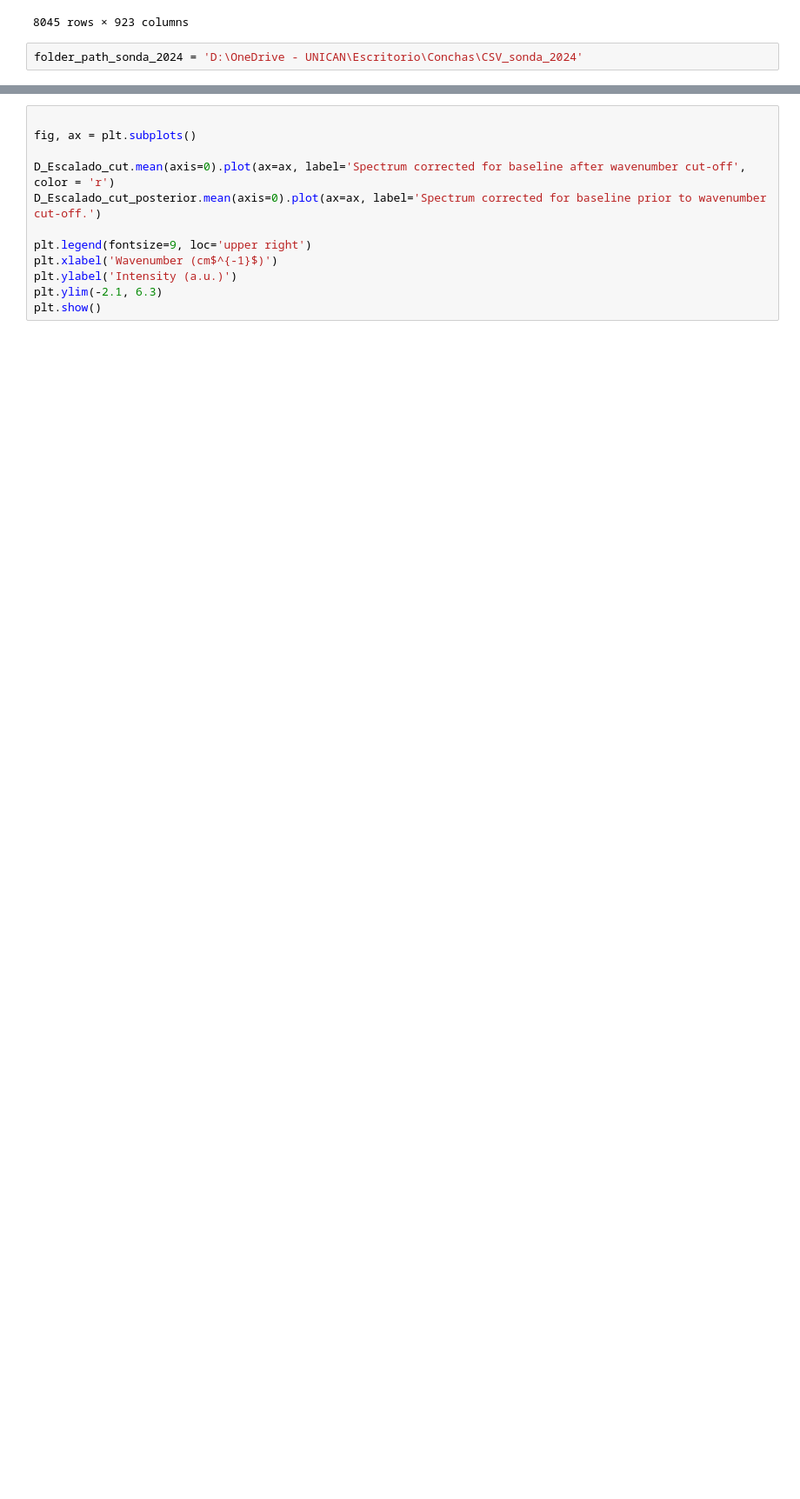
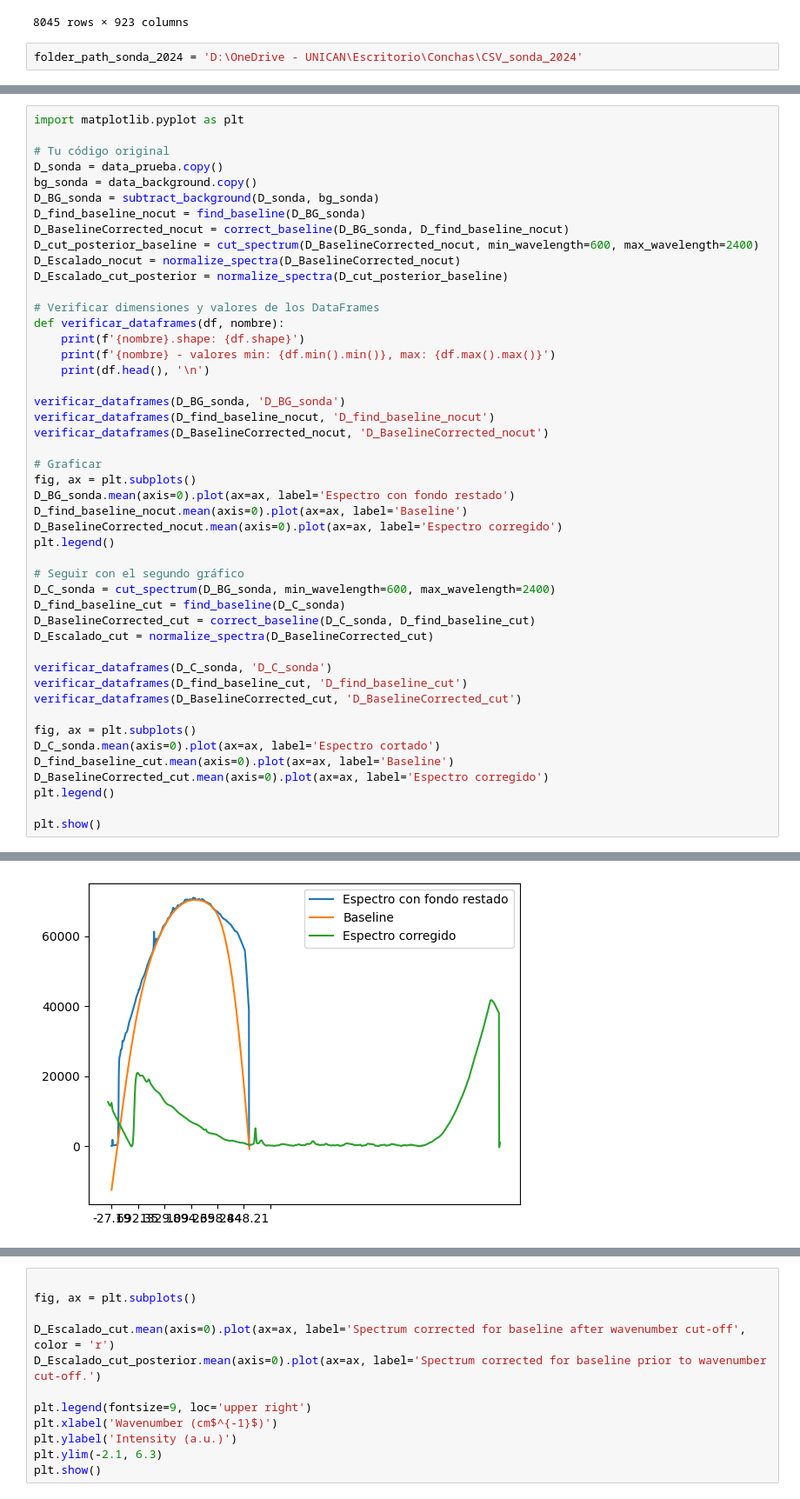
Before and after one commit to andreaperezasen/TFM-ML-Raman-Conchas-Arqueologicas, a Jupyter notebook: Code/Notebooks/procesado_sonda532nm.ipynb, the cells around one changed output, grey strips where cells are left out. Shown at 87% size. Drawn from its saved outputs; the diff is of its cells as text; blank space fills up the shorter version.

```diff
--- a/Code/Notebooks/procesado_sonda532nm.ipynb
+++ b/Code/Notebooks/procesado_sonda532nm.ipynb
@@ -465,0 +518,48 @@ ALS did not converge in 20 iterations
+# %%
+import matplotlib.pyplot as plt
+
+# Tu código original
+D_sonda = data_prueba.copy()
+bg_sonda = data_background.copy()
+D_BG_sonda = subtract_background(D_sonda, bg_sonda)
+D_find_baseline_nocut = find_baseline(D_BG_sonda)
+D_BaselineCorrected_nocut = correct_baseline(D_BG_sonda, D_find_baseline_nocut)
+D_cut_posterior_baseline = cut_spectrum(D_BaselineCorrected_nocut, min_wavelength=600, max_wavelength=2400)
+D_Escalado_nocut = normalize_spectra(D_BaselineCorrected_nocut)
+D_Escalado_cut_posterior = normalize_spectra(D_cut_posterior_baseline)
+
+# Verificar dimensiones y valores de los DataFrames
+def verificar_dataframes(df, nombre):
+    print(f'{nombre}.shape: {df.shape}')
+    print(f'{nombre} - valores min: {df.min().min()}, max: {df.max().max()}')
+    print(df.head(), '\n')
+
+verificar_dataframes(D_BG_sonda, 'D_BG_sonda')
+verificar_dataframes(D_find_baseline_nocut, 'D_find_baseline_nocut')
+verificar_dataframes(D_BaselineCorrected_nocut, 'D_BaselineCorrected_nocut')
+
+# Graficar
+fig, ax = plt.subplots()
+D_BG_sonda.mean(axis=0).plot(ax=ax, label='Espectro con fondo restado')
+D_find_baseline_nocut.mean(axis=0).plot(ax=ax, label='Baseline')
+D_BaselineCorrected_nocut.mean(axis=0).plot(ax=ax, label='Espectro corregido')
+plt.legend()
+
+# Seguir con el segundo gráfico
+D_C_sonda = cut_spectrum(D_BG_sonda, min_wavelength=600, max_wavelength=2400)
+D_find_baseline_cut = find_baseline(D_C_sonda)
+D_BaselineCorrected_cut = correct_baseline(D_C_sonda, D_find_baseline_cut)
+D_Escalado_cut = normalize_spectra(D_BaselineCorrected_cut)
+
+verificar_dataframes(D_C_sonda, 'D_C_sonda')
+verificar_dataframes(D_find_baseline_cut, 'D_find_baseline_cut')
+verificar_dataframes(D_BaselineCorrected_cut, 'D_BaselineCorrected_cut')
+
+fig, ax = plt.subplots()
+D_C_sonda.mean(axis=0).plot(ax=ax, label='Espectro cortado')
+D_find_baseline_cut.mean(axis=0).plot(ax=ax, label='Baseline')
+D_BaselineCorrected_cut.mean(axis=0).plot(ax=ax, label='Espectro corregido')
+plt.legend()
+
+plt.show()
+# %% [output]
@@ -465,0 +583 @@ ALS did not converge in 20 iterations
+[figure, added]
```
Also changed, not shown: parts of 5 cells of this notebook.
